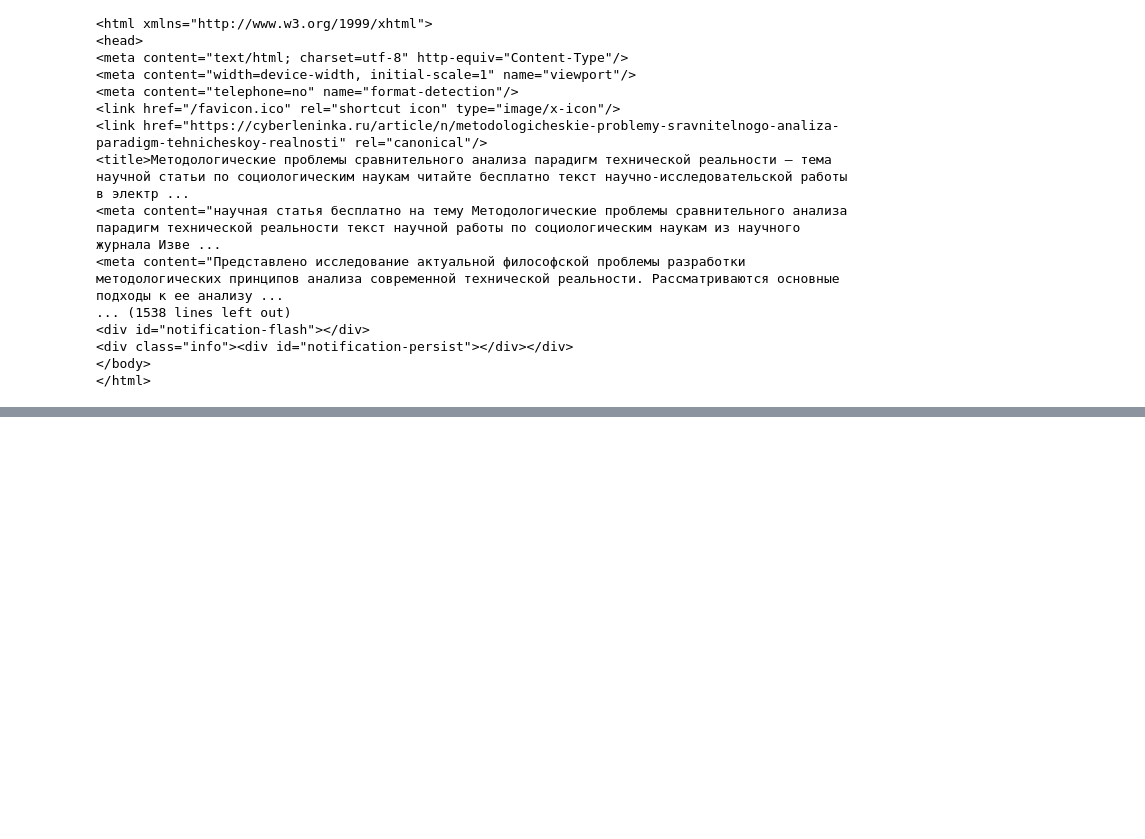
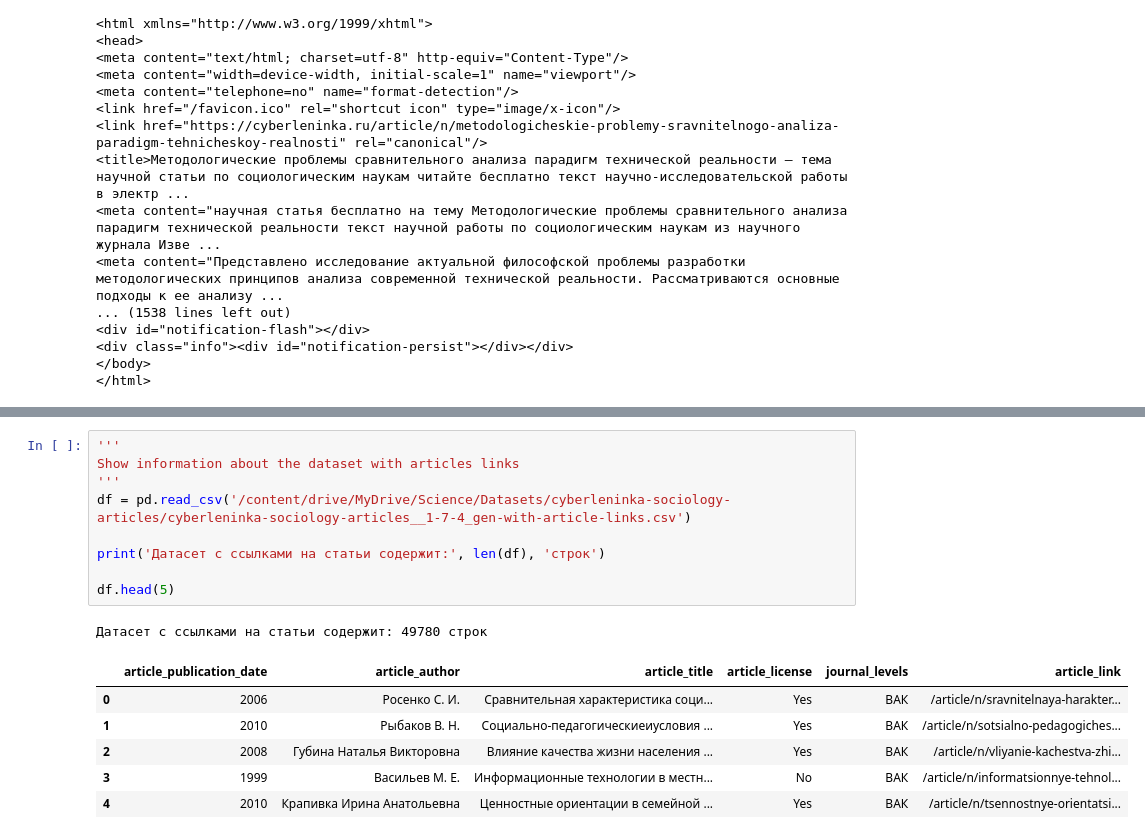
Before and after one commit to R-Mosolov/notebook-by-google-colab, a Jupyter notebook: parse_articles_content.ipynb, the cells around one changed output, grey strips where cells are left out. Cells and saved outputs as stored; diff of their text form; blank space fills up the shorter version.

```diff
--- a/parse_articles_content.ipynb
+++ b/parse_articles_content.ipynb
@@ -80,3 +80,20 @@ print('Текст статьи:', article_text)
 Ключевые слова: ['техническая реальность', 'парадигма', 'философские основания', 'методология', 'компаративистика']
 Аннотация: Представлено исследование актуальной философской проблемы разработки методологических принципов анализа современной технической реальности. Рассматриваются основные подходы к ее анализу с п ...
 Текст статьи: ['Представлено исследование актуальной философской проблемы разработки методологических принципов анализа современной технической реальности. Рассматриваются основные подходы к ее анализ ...
+# %%
+'''
+Show information about the dataset with articles links
+'''
+df = pd.read_csv('/content/drive/MyDrive/Science/Datasets/cyberleninka-sociology-articles/cyberleninka-sociology-articles__1-7-4_gen-with-article-links.csv')
+
+print('Датасет с ссылками на статьи содержит:', len(df), 'строк')
+
+df.head(5)
+# %% [output]
+Датасет с ссылками на статьи содержит: 49780 строк
+|  | article_publication_date | article_author | article_title | article_license | journal_levels | article_link |
+| 0 | 2006 | Росенко С. И. | Сравнительная характеристика соци... | Yes | ВАК | /article/n/sravnitelnaya-harakter... |
+| 1 | 2010 | Рыбаков В. Н. | Социально-педагогическиеиусловия ... | Yes | ВАК | /article/n/sotsialno-pedagogiches... |
+| 2 | 2008 | Губина Наталья Викторовна | Влияние качества жизни населения ... | Yes | ВАК | /article/n/vliyanie-kachestva-zhi... |
+| 3 | 1999 | Васильев М. Е. | Информационные технологии в местн... | No | ВАК | /article/n/informatsionnye-tehnol... |
+| 4 | 2010 | Крапивка Ирина Анатольевна | Ценностные ориентации в семейной ... | Yes | ВАК | /article/n/tsennostnye-orientatsi... |
```
Also changed, not shown: parts of 3 cells of this notebook.
